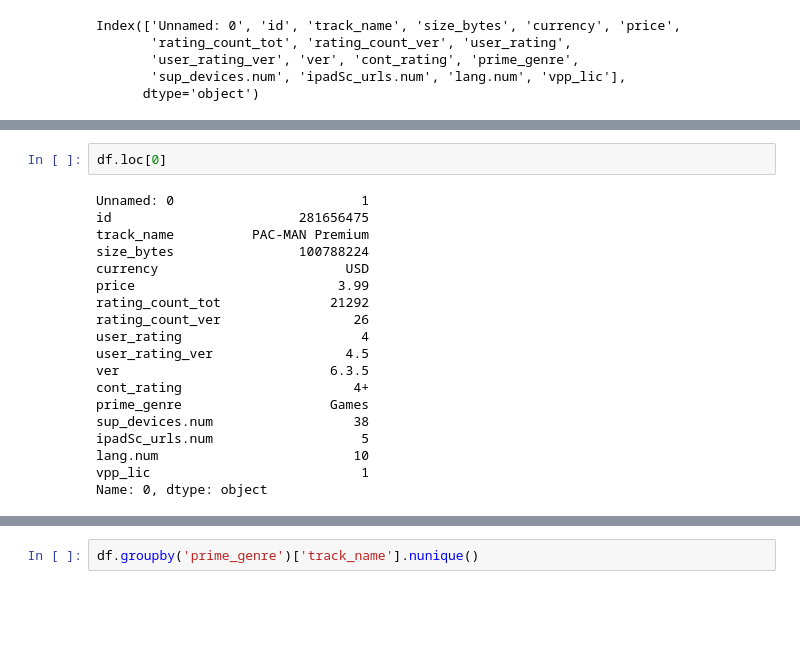
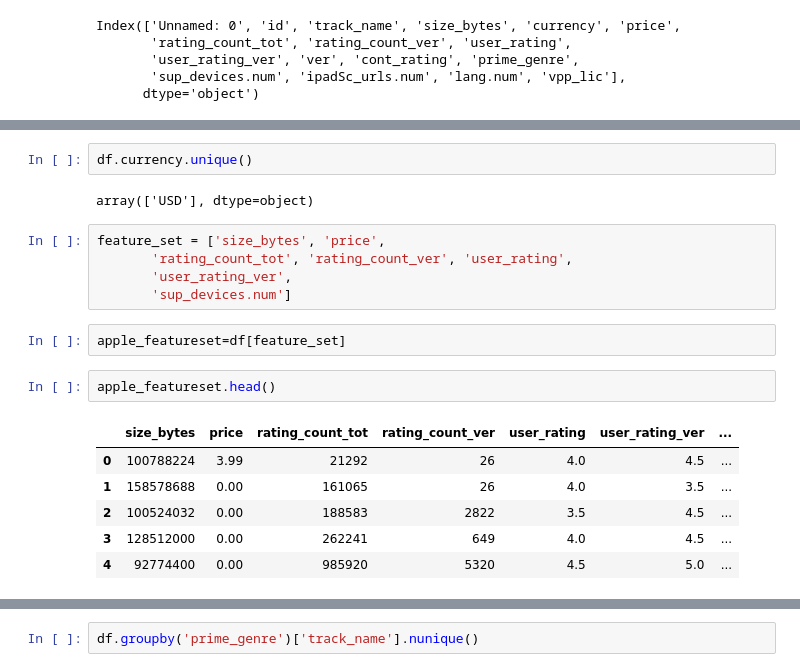
Before and after one commit to divaymohan/apple-apps, a Jupyter notebook: Apple-Apps-Data.ipynb, the cells around one changed output, grey strips where cells are left out. Cells and saved outputs as stored; diff of their text form; blank space fills up the shorter version.

```diff
--- a/Apple-Apps-Data.ipynb
+++ b/Apple-Apps-Data.ipynb
@@ -46,21 +34,20 @@ memory usage: 955.9+ KB
-# %%
-df.loc[0]
-# %% [output]
-Unnamed: 0                        1
-id                        281656475
-track_name          PAC-MAN Premium
-size_bytes                100788224
-currency                        USD
-price                          3.99
-rating_count_tot              21292
-rating_count_ver                 26
-user_rating                       4
-user_rating_ver                 4.5
-ver                           6.3.5
-cont_rating                      4+
-prime_genre                   Games
-sup_devices.num                  38
-ipadSc_urls.num                   5
-lang.num                         10
-vpp_lic                           1
-Name: 0, dtype: object
+# %%
+df.currency.unique()
+# %% [output]
+array(['USD'], dtype=object)
+# %%
+feature_set = ['size_bytes', 'price',
+       'rating_count_tot', 'rating_count_ver', 'user_rating',
+       'user_rating_ver',
+       'sup_devices.num']
+# %%
+apple_featureset=df[feature_set]
+# %%
+apple_featureset.head()
+# %% [output]
+|  | size_bytes | price | rating_count_tot | rating_count_ver | user_rating | user_rating_ver | ... |
+| 0 | 100788224 | 3.99 | 21292 | 26 | 4.0 | 4.5 | ... |
+| 1 | 158578688 | 0.00 | 161065 | 26 | 4.0 | 3.5 | ... |
+| 2 | 100524032 | 0.00 | 188583 | 2822 | 3.5 | 4.5 | ... |
+| 3 | 128512000 | 0.00 | 262241 | 649 | 4.0 | 4.5 | ... |
+| 4 | 92774400 | 0.00 | 985920 | 5320 | 4.5 | 5.0 | ... |
```
Also changed, not shown: parts of 13 cells of this notebook.
